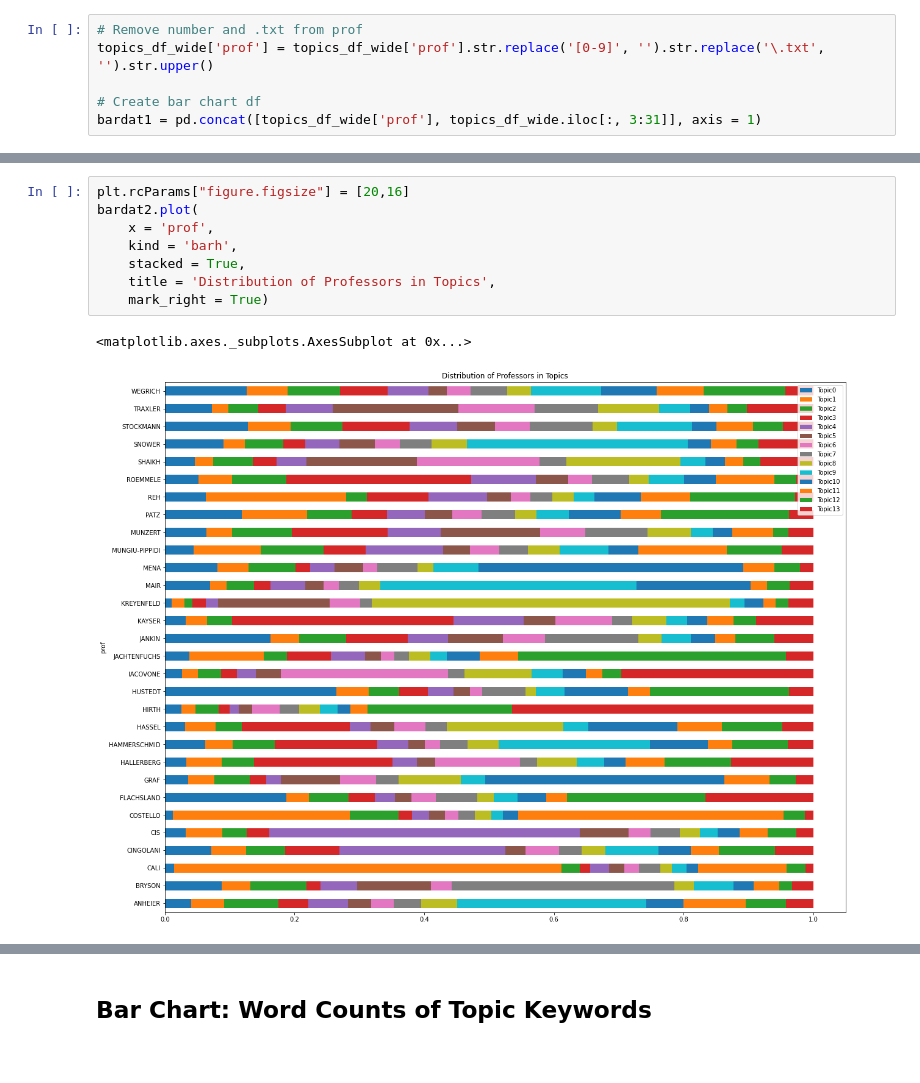
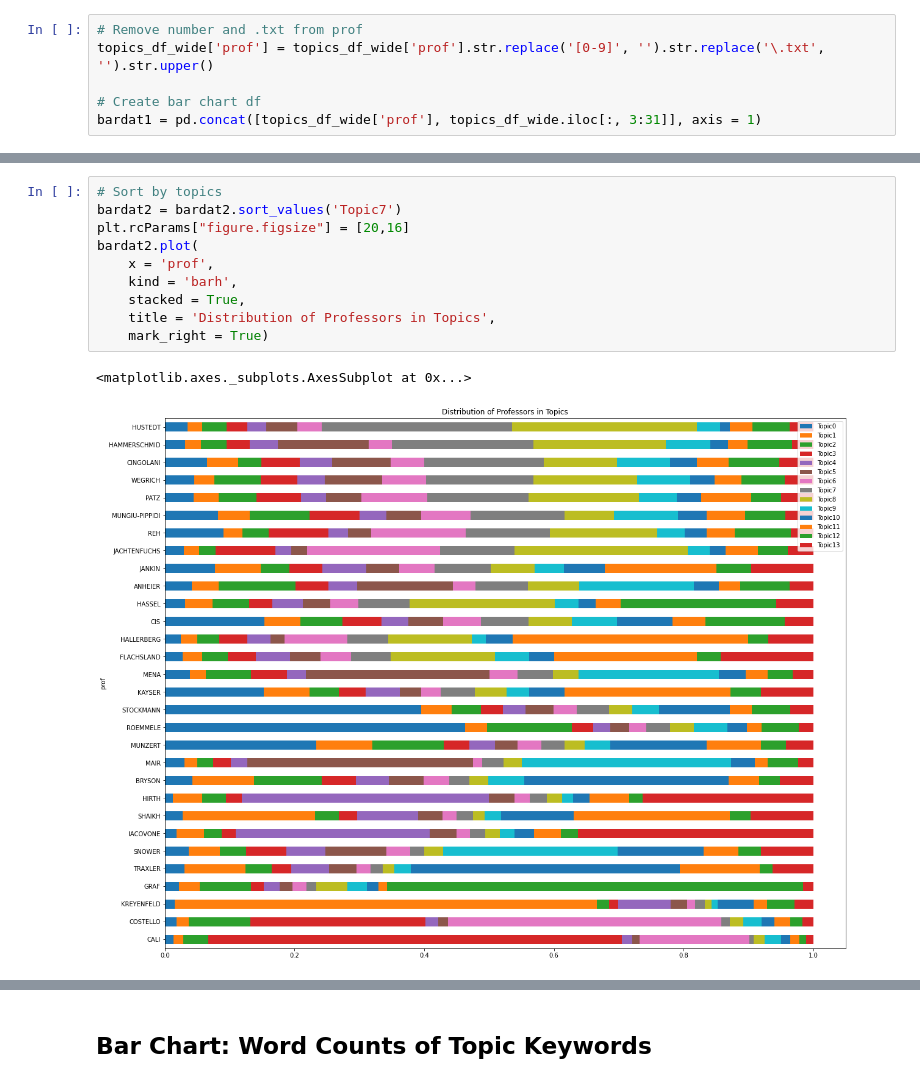
Before and after one commit to esnue/ThesisAllocationSystem, a Jupyter notebook: 4_Visualization.ipynb, the cells around one changed output, grey strips where cells are left out. Cells and saved outputs as stored; diff of their text form.

```diff
--- a/4_Visualization.ipynb
+++ b/4_Visualization.ipynb
@@ -151,11 +165,13 @@ print(bardat2.head(5))
 # %%
+# Sort by topics
+bardat2 = bardat2.sort_values('Topic7')
 plt.rcParams["figure.figsize"] = [20,16]
 bardat2.plot(
     x = 'prof',
     kind = 'barh',
     stacked = True,
     title = 'Distribution of Professors in Topics',
     mark_right = True)
 # %% [output]
 <matplotlib.axes._subplots.AxesSubplot at 0x...>
-[figure, old version]
+[figure, new version]
```
Also changed, not shown: parts of 17 cells of this notebook.
